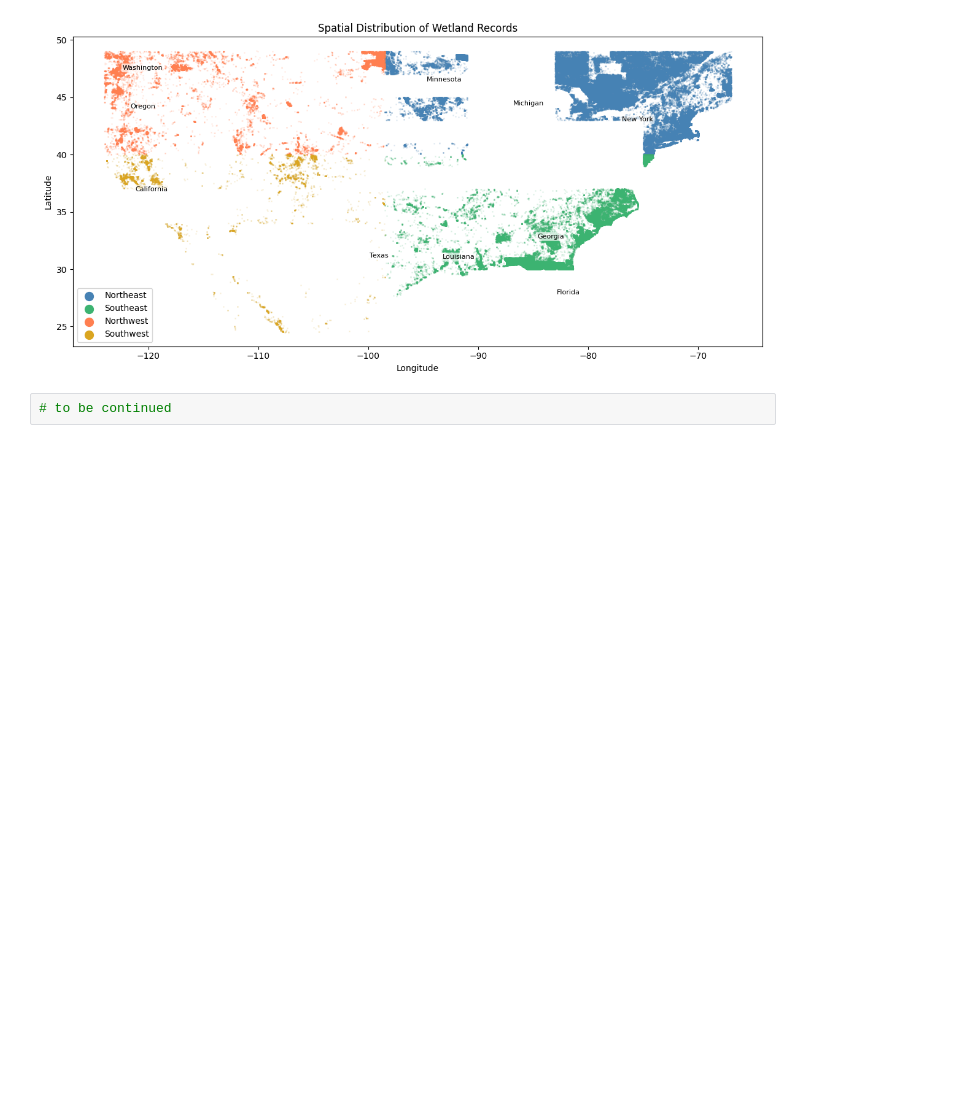
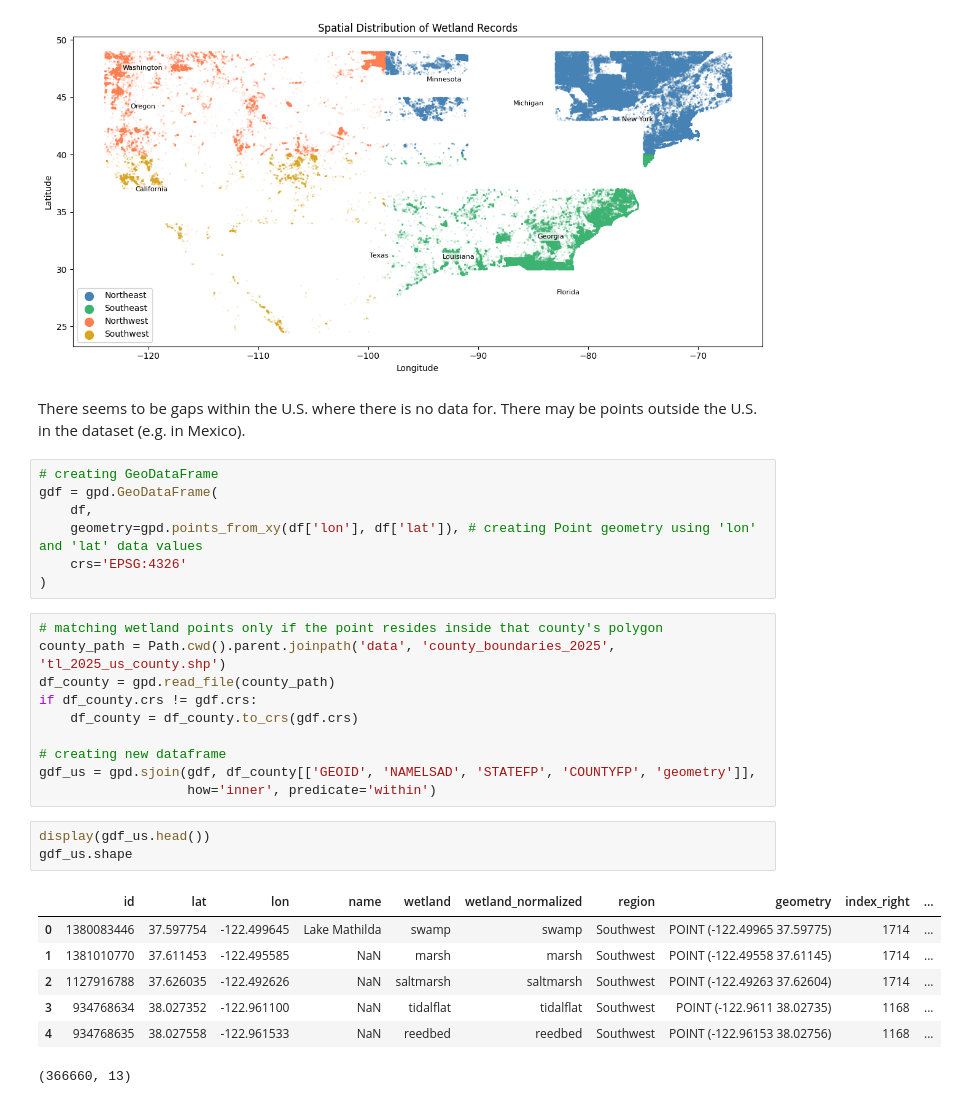
Before and after one commit to quentinconklejr/team-nuclear-family, a Jupyter notebook: notebooks/wetlands_eda.ipynb, the cells around one changed output. Drawn from its saved outputs; the diff is of its cells as text; blank space fills up the shorter version.

```diff
--- a/notebooks/wetlands_eda.ipynb
+++ b/notebooks/wetlands_eda.ipynb
@@ -358,5 +384,33 @@ plt.tight_layout()
 plt.show()
 # %% [output]
 [figure]
+# %% [markdown]
+There seems to be gaps within the U.S. where there is no data for. There may be points outside the U.S. in the dataset (e.g. in Mexico).
+# %%
+# creating GeoDataFrame
+gdf = gpd.GeoDataFrame(
+    df,
+    geometry=gpd.points_from_xy(df['lon'], df['lat']), # creating Point geometry using 'lon' and 'lat' data values
+    crs='EPSG:4326'
+)
+# %%
+# matching wetland points only if the point resides inside that county's polygon
+county_path = Path.cwd().parent.joinpath('data', 'county_boundaries_2025', 'tl_2025_us_county.shp')
+df_county = gpd.read_file(county_path)
+if df_county.crs != gdf.crs:
+    df_county = df_county.to_crs(gdf.crs)
+
+# creating new dataframe
+gdf_us = gpd.sjoin(gdf, df_county[['GEOID', 'NAMELSAD', 'STATEFP', 'COUNTYFP', 'geometry']],
+                   how='inner', predicate='within')
 # %%
-# to be continued
+display(gdf_us.head())
+gdf_us.shape
+# %% [output]
+|  | id | lat | lon | name | wetland | wetland_normalized | region | geometry | index_right | ... |
+| 0 | 1380083446 | 37.597754 | -122.499645 | Lake Mathilda | swamp | swamp | Southwest | POINT (-122.49965 37.59775) | 1714 | ... |
+| 1 | 1381010770 | 37.611453 | -122.495585 | NaN | marsh | marsh | Southwest | POINT (-122.49558 37.61145) | 1714 | ... |
+| 2 | 1127916788 | 37.626035 | -122.492626 | NaN | saltmarsh | saltmarsh | Southwest | POINT (-122.49263 37.62604) | 1714 | ... |
+| 3 | 934768634 | 38.027352 | -122.961100 | NaN | tidalflat | tidalflat | Southwest | POINT (-122.9611 38.02735) | 1168 | ... |
+| 4 | 934768635 | 38.027558 | -122.961533 | NaN | reedbed | reedbed | Southwest | POINT (-122.96153 38.02756) | 1168 | ... |
+(366660, 13)
```
Also changed, not shown: parts of 9 cells of this notebook, 2 other files.
